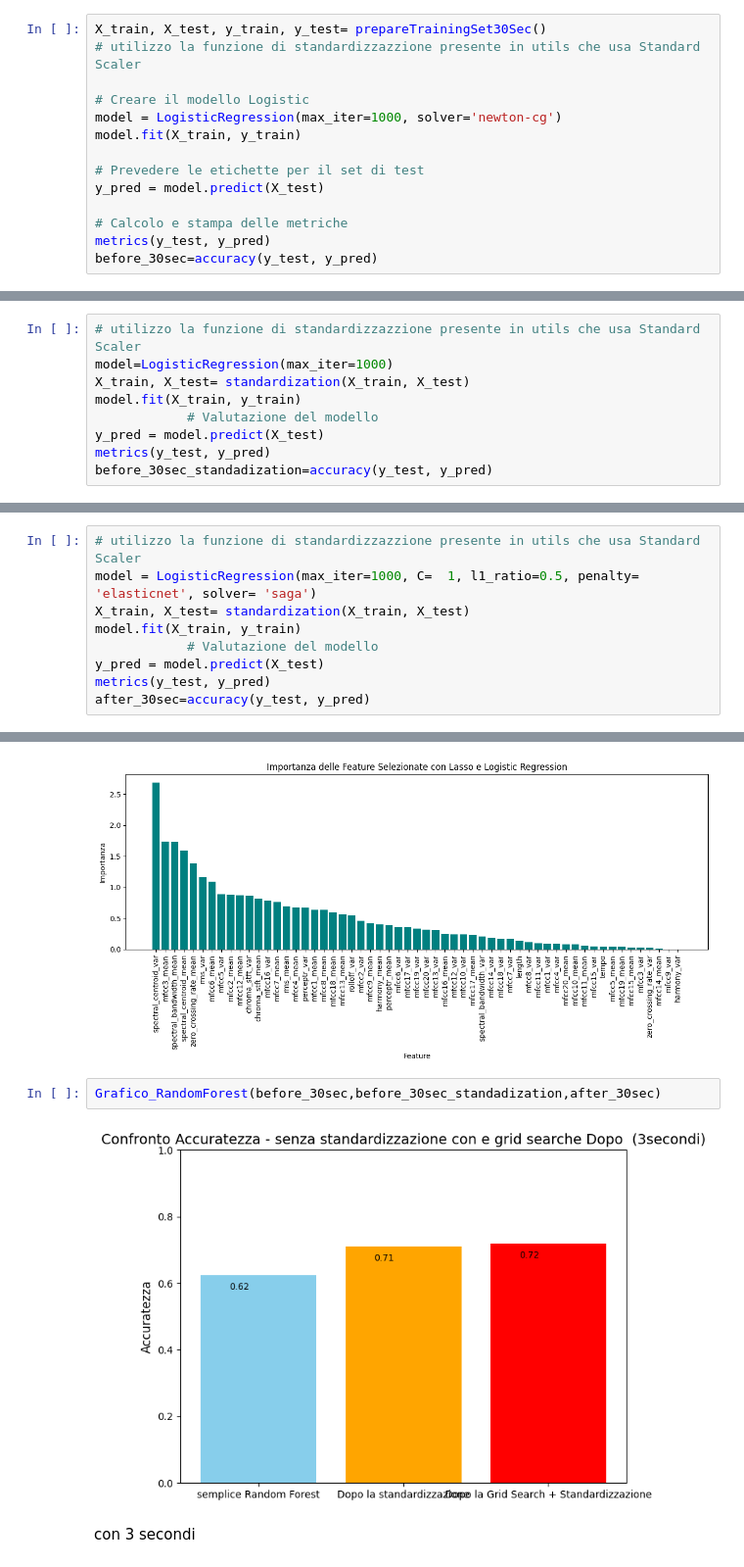
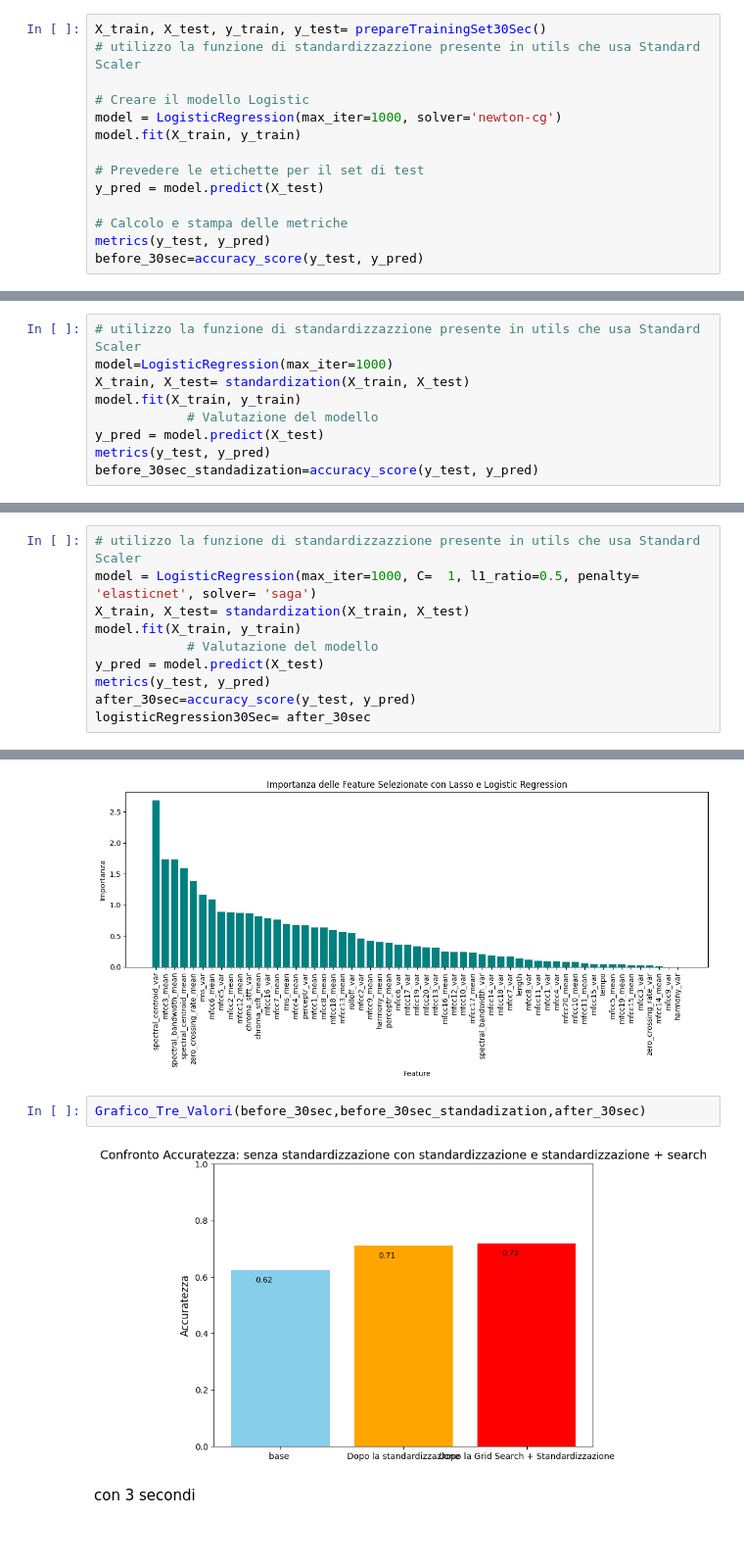
Before and after one commit to DavideOrienti/Progetto-MachineLearning, a Jupyter notebook: LogisticRegression.ipynb, the cells around one changed output, grey strips where cells are left out. Shown at 98% size. Cells and saved outputs as stored; diff of their text form; blank space fills up the shorter version.

```diff
--- a/LogisticRegression.ipynb
+++ b/LogisticRegression.ipynb
@@ -24,7 +24,7 @@ y_pred = model.predict(X_test)
 
 # Calcolo e stampa delle metriche
 metrics(y_test, y_pred)
-before_30sec=accuracy(y_test, y_pred)
+before_30sec=accuracy_score(y_test, y_pred)
 # %% [output]
 Accuratezza: 0.6250
 Precision: 0.6366
@@ -41,7 +41,7 @@ model.fit(X_train, y_train)
             # Valutazione del modello
 y_pred = model.predict(X_test)
 metrics(y_test, y_pred)
-before_30sec_standadization=accuracy(y_test, y_pred)
+before_30sec_standadization=accuracy_score(y_test, y_pred)
 # %% [output]
 Accuratezza: 0.7100
 Precision: 0.7263
@@ -89,7 +89,8 @@ model.fit(X_train, y_train)
             # Valutazione del modello
 y_pred = model.predict(X_test)
 metrics(y_test, y_pred)
-after_30sec=accuracy(y_test, y_pred)
+after_30sec=accuracy_score(y_test, y_pred)
+logisticRegression30Sec= after_30sec
 # %% [output]
 Accuratezza: 0.7200
 Precision: 0.7371
@@ -212,9 +213,9 @@ Feature selezionate: [ 0  1  2  4  5  6  7  8 10 11 12 13 15 16 17 18 19 20 21 2
 [figure]
 [figure]
 # %%
-Grafico_RandomForest(before_30sec,before_30sec_standadization,after_30sec)
+Grafico_Tre_Valori(before_30sec,before_30sec_standadization,after_30sec)
 # %% [output]
-[figure, old version]
+[figure, new version]
 # %% [markdown]
 con 3 secondi
 # %%
```
Also changed, not shown: parts of 6 cells of this notebook, 6 other files.
